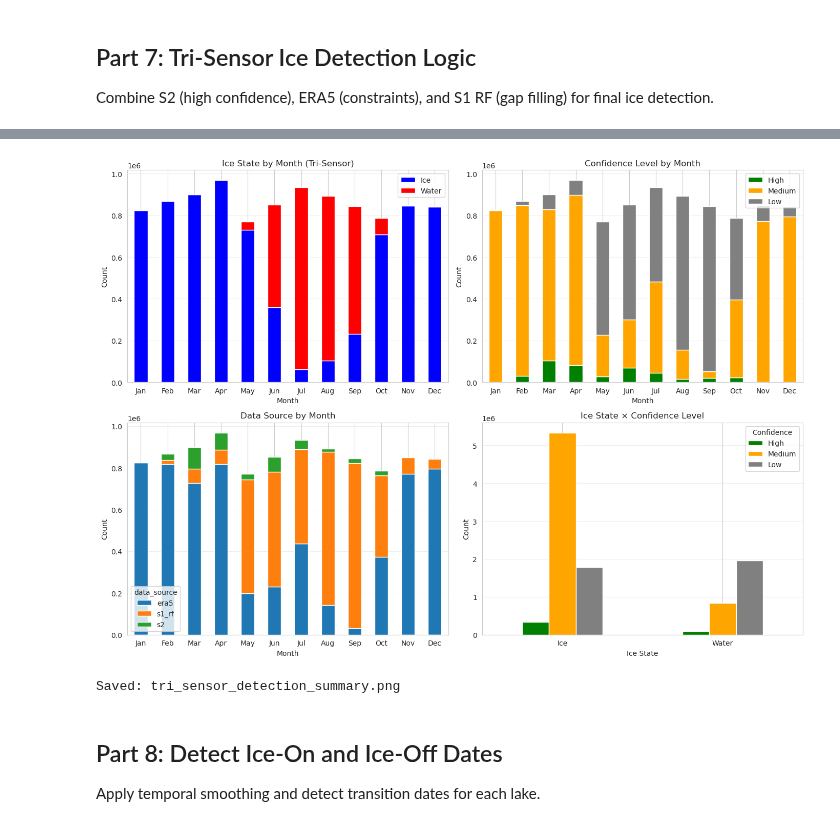
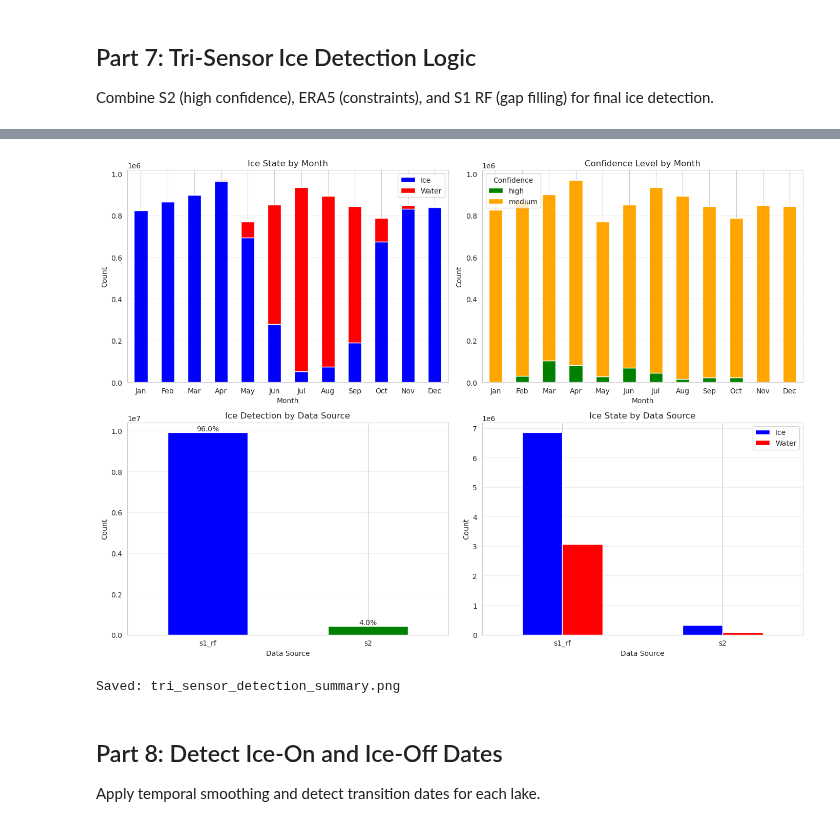
Before and after one commit to rmich342/thermokarst-lakes-alaska, a Jupyter notebook: 03_ice_detection_phenology.ipynb, the cells around one changed output, grey strips where cells are left out. Drawn from its saved outputs; the diff is of its cells as text; code cells hidden in the pictures.

```diff
--- a/03_ice_detection_phenology.ipynb
+++ b/03_ice_detection_phenology.ipynb
@@ -595,13 +874,21 @@ merged['lake_vv_vh_ratio'] = merged['lake_vv_db'] - merged['lake_vh_db']  # In d
 merged['land_vv_vh_ratio'] = merged['land_vv_db'] - merged['land_vh_db']
 
 # Create binary label for classification
-merged['ice_binary'] = (merged['s2_label'] == 'ice').astype(int)
+merged['ice_binary'] = (merged['label'] == 'ice').astype(int)
 
 print("\nTraining data summary:")
 print(f"Total samples: {len(merged):,}")
 print(f"Ice samples:   {(merged['ice_binary'] == 1).sum():,} ({100*(merged['ice_binary'] == 1).sum()/len(merged):.1f}%)")
 print(f"Water samples: {(merged['ice_binary'] == 0).sum():,} ({100*(merged['ice_binary'] == 0).sum()/len(merged):.1f}%)")
 
+# Show breakdown by source
+print("\nBy label source:")
+for source in merged['label_source'].unique():
+    source_data = merged[merged['label_source'] == source]
+    ice_count = (source_data['ice_binary'] == 1).sum()
+    water_count = (source_data['ice_binary'] == 0).sum()
+    print(f"  {source}: {ice_count:,} ice, {water_count:,} water")
+
 print("\nFeature columns created:")
 print("  - lake_vv_db, lake_vh_db (original S1)")
 print("  - land_vv_db, land_vh_db (landscape ring)")
@@ -953,7 +1304,7 @@ combined = combined.merge(s2_for_tri, on=['lake_id', 'date'], how='left')
 
 # Prepare ERA5 data with renamed columns
 era5_for_tri = era5_data[['id', 'era5_date', 'temp_c']].copy()
-era5_for_tri = era5_for_tri.rename(columns={'id': 'lake_id', 'era5_date': 'date', 'temp_c': 'air_temp_c'})
+era5_for_tri = era5_for_tri.rename(columns={'id': 'lake_id', 'era5_date': 'date', 'temp_c': 'temp_c'})
 
 # Merge ERA5 (left join)
 combined = combined.merge(era5_for_tri, on=['lake_id', 'date'], how='left')
@@ -962,7 +1313,7 @@ print(f"Combined dataset: {len(combined):,} observations")
 print(f"\nData availability:")
 print(f"  S1:   {len(combined):,} (100.0%)")
 print(f"  S2:   {combined['s2_ice_fraction'].notna().sum():,} ({100*combined['s2_ice_fraction'].notna().sum()/len(combined):.1f}%)")
-print(f"  ERA5: {combined['air_temp_c'].notna().sum():,} ({100*combined['air_temp_c'].notna().sum()/len(combined):.1f}%)")
+print(f"  ERA5: {combined['temp_c'].notna().sum():,} ({100*combined['temp_c'].notna().sum()/len(combined):.1f}%)")
 # %% [output]
 Merging all sensor data...
 
@@ -1093,55 +1452,64 @@ state_by_month = combined.groupby(['month', 'ice_state']).size().unstack(fill_va
 state_by_month.plot(kind='bar', stacked=True, ax=ax, color=['blue', 'red'])
 ax.set_xlabel('Month')
 ax.set_ylabel('Count')
-ax.set_title('Ice State by Month (Tri-Sensor)')
+ax.set_title('Ice State by Month')
 ax.legend(['Ice', 'Water'])
 ax.set_xticklabels(['Jan', 'Feb', 'Mar', 'Apr', 'May', 'Jun',
                     'Jul', 'Aug', 'Sep', 'Oct', 'Nov', 'Dec'], rotation=0)
 ax.grid(True, alpha=0.3, axis='y')
 
-# Confidence by month
+# Confidence by month (only 'high' and 'medium' now - no temperature override)
 ax = axes[0, 1]
 conf_by_month = combined.groupby(['month', 'confidence']).size().unstack(fill_value=0)
-conf_by_month = conf_by_month[['high', 'medium', 'low']]  # Reorder
-conf_by_month.plot(kind='bar', stacked=True, ax=ax, color=['green', 'orange', 'gray'])
+# Only include confidence levels that exist
+conf_levels = [c for c in ['high', 'medium', 'low'] if c in conf_by_month.columns]
+conf_colors = {'high': 'green', 'medium': 'orange', 'low': 'gray'}
+conf_by_month = conf_by_month[conf_levels]
+conf_by_month.plot(kind='bar', stacked=True, ax=ax, color=[conf_colors[c] for c in conf_levels])
 ax.set_xlabel('Month')
 ax.set_ylabel('Count')
 ax.set_title('Confidence Level by Month')
-ax.legend(['High', 'Medium', 'Low'])
+ax.legend(title='Confidence')
 ax.set_xticklabels(['Jan', 'Feb', 'Mar', 'Apr', 'May', 'Jun',
                     'Jul', 'Aug', 'Sep', 'Oct', 'Nov', 'Dec'], rotation=0)
 ax.grid(True, alpha=0.3, axis='y')
 
-# Data source by month
+# Data source distribution (only 's2' and 's1_rf' now - no 'era5')
 ax = axes[1, 0]
-source_by_month = combined.groupby(['month', 'data_source']).size().unstack(fill_value=0)
-source_by_month.plot(kind='bar', stacked=True, ax=ax)
-ax.set_xlabel('Month')
+source_counts = combined['data_source'].value_counts()
+colors = {'s2': 'green', 's1_rf': 'blue', 'era5': 'orange'}
+bar_colors = [colors.get(s, 'gray') for s in source_counts.index]
+source_counts.plot(kind='bar', ax=ax, color=bar_colors)
+ax.set_xlabel('Data Source')
 ax.set_ylabel('Count')
-ax.set_title('Data Source by Month')
-ax.set_xticklabels(['Jan', 'Feb', 'Mar', 'Apr', 'May', 'Jun',
-                    'Jul', 'Aug', 'Sep', 'Oct', 'Nov', 'Dec'], rotation=0)
+ax.set_title('Ice Detection by Data Source')
+ax.set_xticklabels(ax.get_xticklabels(), rotation=0)
 ax.grid(True, alpha=0.3, axis='y')
 
-# Ice state × confidence
+# Add percentages
+total = source_counts.sum()
+for i, (source, count) in enumerate(source_counts.items()):
+    pct = 100 * count / total
+    ax.text(i, count, f'{pct:.1f}%', ha='center', va='bottom', fontsize=10)
+
+# Ice state by data source
 ax = axes[1, 1]
-state_conf = combined.groupby(['ice_state', 'confidence']).size().unstack(fill_value=0)
-state_conf = state_conf[['high', 'medium', 'low']]  # Reorder
-state_conf.plot(kind='bar', ax=ax, color=['green', 'orange', 'gray'])
-ax.set_xlabel('Ice State')
+state_by_source = combined.groupby(['data_source', 'ice_state']).size().unstack(fill_value=0)
+state_by_source.plot(kind='bar', ax=ax, color=['blue', 'red'])
+ax.set_xlabel('Data Source')
 ax.set_ylabel('Count')
-ax.set_title('Ice State × Confidence Level')
-ax.legend(['High', 'Medium', 'Low'], title='Confidence')
-ax.set_xticklabels(['Ice', 'Water'], rotation=0)
+ax.set_title('Ice State by Data Source')
+ax.legend(['Ice', 'Water'])
+ax.set_xticklabels(ax.get_xticklabels(), rotation=0)
 ax.grid(True, alpha=0.3, axis='y')
 
 plt.tight_layout()
 plt.savefig(f'{FIGURES_DIR}/tri_sensor_detection_summary.png', dpi=150, bbox_inches='tight')
 plt.show()
 
 print("Saved: tri_sensor_detection_summary.png")
 # %% [output]
-[figure, old version]
+[figure, new version]
 Saved: tri_sensor_detection_summary.png
 # %% [markdown]
 ## Part 8: Detect Ice-On and Ice-Off Dates
```
Also changed, not shown: parts of 34 cells of this notebook, 17 other files.
